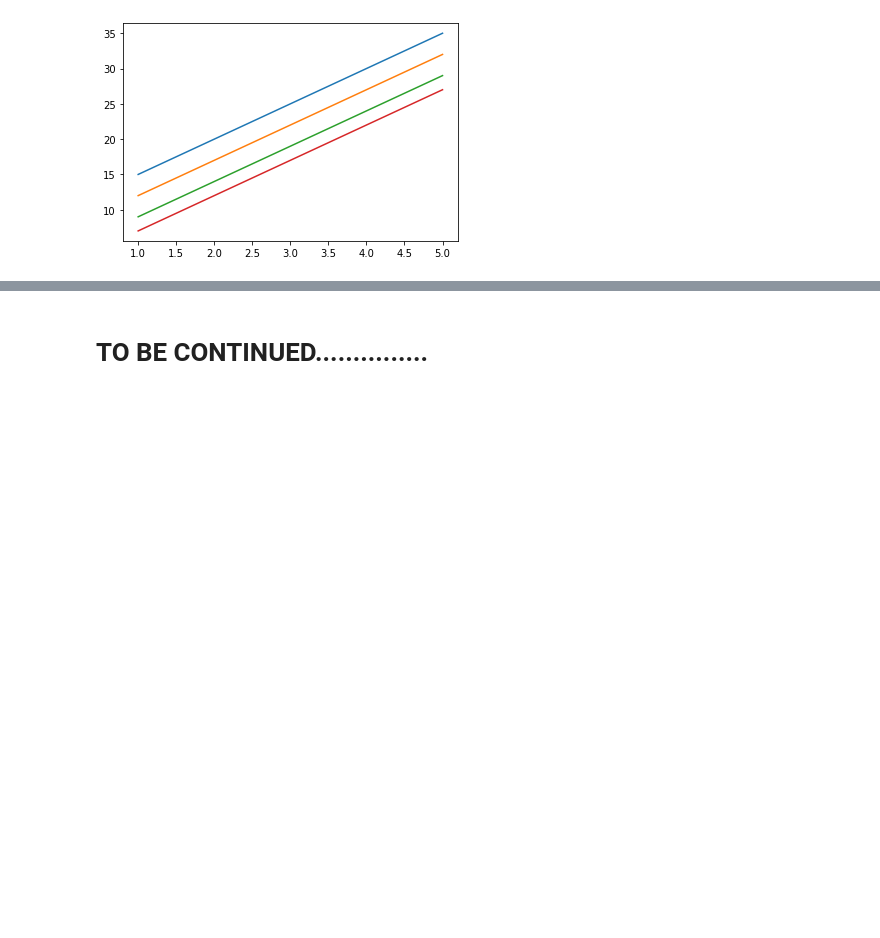
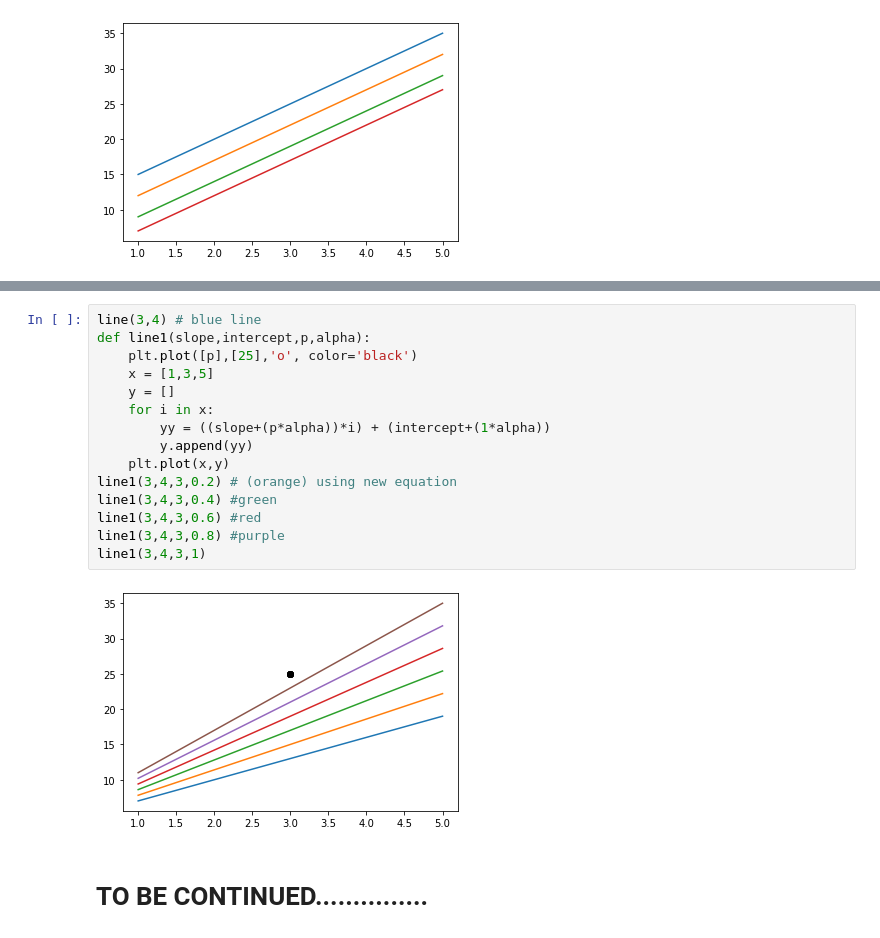
Before and after one commit to Areeba-Seher04/DataScience, a Jupyter notebook: Line.ipynb, the cells around one changed output, grey strips where cells are left out. Cells and saved outputs as stored; diff of their text form; blank space fills up the shorter version.

```diff
--- a/Line.ipynb
+++ b/Line.ipynb
@@ -65,2 +100,19 @@ line(5,2) #red
+# %%
+line(3,4) # blue line
+def line1(slope,intercept,p,alpha):
+    plt.plot([p],[25],'o', color='black')
+    x = [1,3,5]
+    y = []
+    for i in x:
+        yy = ((slope+(p*alpha))*i) + (intercept+(1*alpha))
+        y.append(yy)
+    plt.plot(x,y)
+line1(3,4,3,0.2) # (orange) using new equation
+line1(3,4,3,0.4) #green
+line1(3,4,3,0.6) #red
+line1(3,4,3,0.8) #purple
+line1(3,4,3,1)
+# %% [output]
+[figure, added]
 # %% [markdown]
 # TO BE CONTINUED...............
```
Also changed, not shown: parts of 5 cells of this notebook, 1 other file.
